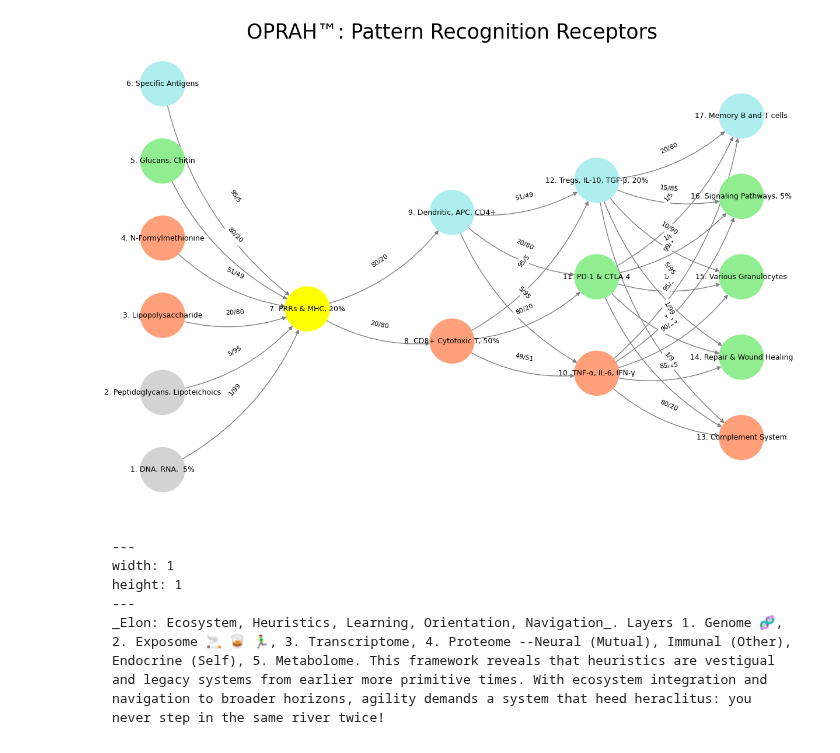
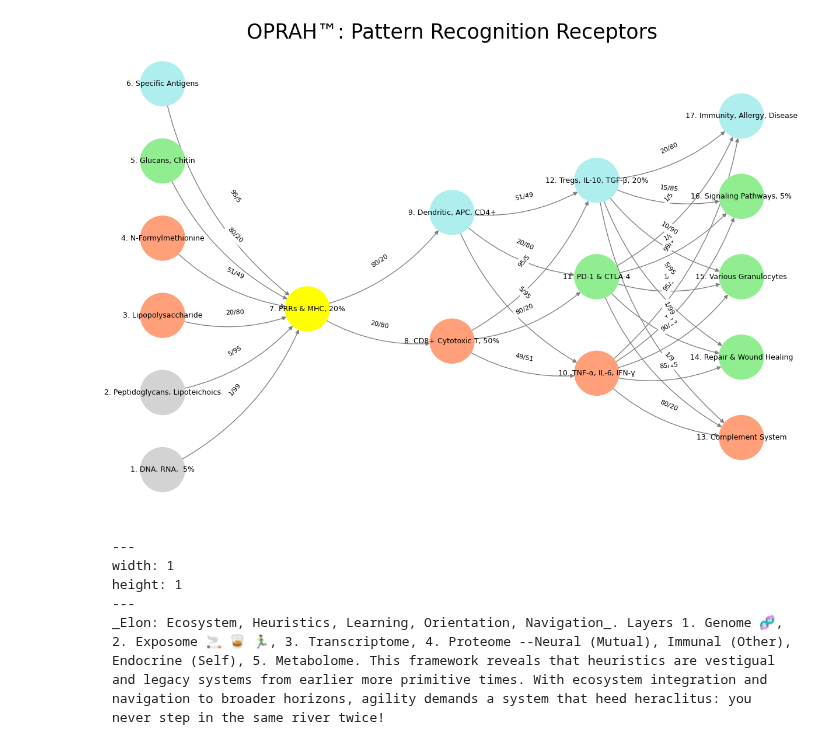
Before and after one commit to abikesa/artescienza, a Jupyter notebook: kitabo/ensi/_build/jupyter_execute/act2/chapter3.ipynb, the cells around one changed output. Drawn from its saved outputs; the diff is of its cells as text; code cells hidden in the pictures.

Commit message:
immunity, allergy, disease

```diff
--- a/kitabo/ensi/_build/jupyter_execute/act2/chapter3.ipynb
+++ b/kitabo/ensi/_build/jupyter_execute/act2/chapter3.ipynb
@@ -100,14 +100,14 @@ def define_layers():
         'Voir': ['PRRs & MHC, 20%'],
         'Choisis': ['CD8+ Cytotoxic T, 50%', 'Dendritic, APC, CD4+'],
         'Deviens': ['TNF-α, IL-6, IFN-γ', 'PD-1 & CTLA-4', 'Tregs, IL-10, TGF-β, 20%'],
-        "M'èléve": ['Complement System', 'Repair & Wound Healing', 'Various Granulocytes', 'Signaling Pathways, 5%', 'Memory B and T cells']
+        "M'èléve": ['Complement System', 'Repair & Wound Healing', 'Various Granulocytes', 'Signaling Pathways, 5%', 'Immunity, Allergy, Disease']
     }
 
 # Assign colors to nodes
 def assign_colors():
     color_map = {
         'yellow': ['PRRs & MHC, 20%'],
-        'paleturquoise': ['Specific Antigens', 'Dendritic, APC, CD4+', 'Tregs, IL-10, TGF-β, 20%', 'Memory B and T cells'],
+        'paleturquoise': ['Specific Antigens', 'Dendritic, APC, CD4+', 'Tregs, IL-10, TGF-β, 20%', 'Immunity, Allergy, Disease'],
         'lightgreen': ["Glucans, Chitin", 'PD-1 & CTLA-4', 'Repair & Wound Healing', 'Signaling Pathways, 5%', 'Various Granulocytes'],
         'lightsalmon': ['Lipopolysaccharide', 'N-Formylmethionine', 'CD8+ Cytotoxic T, 50%', 'TNF-α, IL-6, IFN-γ', 'Complement System'],
     }
@@ -134,17 +134,17 @@ def define_edges():
         ('TNF-α, IL-6, IFN-γ', 'Repair & Wound Healing'): '85/15',
         ('TNF-α, IL-6, IFN-γ', 'Various Granulocytes'): '90/10',
         ('TNF-α, IL-6, IFN-γ', 'Signaling Pathways, 5%'): '95/5',
-        ('TNF-α, IL-6, IFN-γ', 'Memory B and T cells'): '99/1',
+        ('TNF-α, IL-6, IFN-γ', 'Immunity, Allergy, Disease'): '99/1',
         ('PD-1 & CTLA-4', 'Complement System'): '1/9',
         ('PD-1 & CTLA-4', 'Repair & Wound Healing'): '1/8',
         ('PD-1 & CTLA-4', 'Various Granulocytes'): '1/7',
         ('PD-1 & CTLA-4', 'Signaling Pathways, 5%'): '1/6',
-        ('PD-1 & CTLA-4', 'Memory B and T cells'): '1/5',
+        ('PD-1 & CTLA-4', 'Immunity, Allergy, Disease'): '1/5',
         ('Tregs, IL-10, TGF-β, 20%', 'Complement System'): '1/99',
         ('Tregs, IL-10, TGF-β, 20%', 'Repair & Wound Healing'): '5/95',
         ('Tregs, IL-10, TGF-β, 20%', 'Various Granulocytes'): '10/90',
         ('Tregs, IL-10, TGF-β, 20%', 'Signaling Pathways, 5%'): '15/85',
-        ('Tregs, IL-10, TGF-β, 20%', 'Memory B and T cells'): '20/80'
+        ('Tregs, IL-10, TGF-β, 20%', 'Immunity, Allergy, Disease'): '20/80'
     }
 
 # Calculate positions for nodes
@@ -173,34 +173,34 @@ def visualize_nn():
     for i, (layer_name, nodes) in enumerate(layers.items()):
         positions = calculate_positions(nodes, x_offset=i * 2)
         for node, position in zip(nodes, positions):
             new_node = mapping[node]
             G.add_node(new_node, layer=layer_name)
             pos[new_node] = position
             node_colors.append(colors.get(node, 'lightgray'))
 
     # Add edges with updated node labels
     for (source, target), weight in edges.items():
         if source in mapping and target in mapping:
             new_source = mapping[source]
             new_target = mapping[target]
             G.add_edge(new_source, new_target, weight=weight)
 
     # Draw the graph
     plt.figure(figsize=(12, 8))
     edges_labels = {(u, v): d["weight"] for u, v, d in G.edges(data=True)}
 
     nx.draw(
         G, pos, with_labels=True, node_color=node_colors, edge_color='gray',
         node_size=3000, font_size=9, connectionstyle="arc3,rad=0.2"
     )
     nx.draw_networkx_edge_labels(G, pos, edge_labels=edges_labels, font_size=8)
     plt.title("OPRAH™: Pattern Recognition Receptors", fontsize=25)
     plt.show()
 
 # Run the visualization
 visualize_nn()
 # %% [output]
-[figure, old version]
+[figure, new version]
 # %% [markdown]
 
 
```
Also changed, not shown: parts of 1 cell of this notebook, 6 other files.
